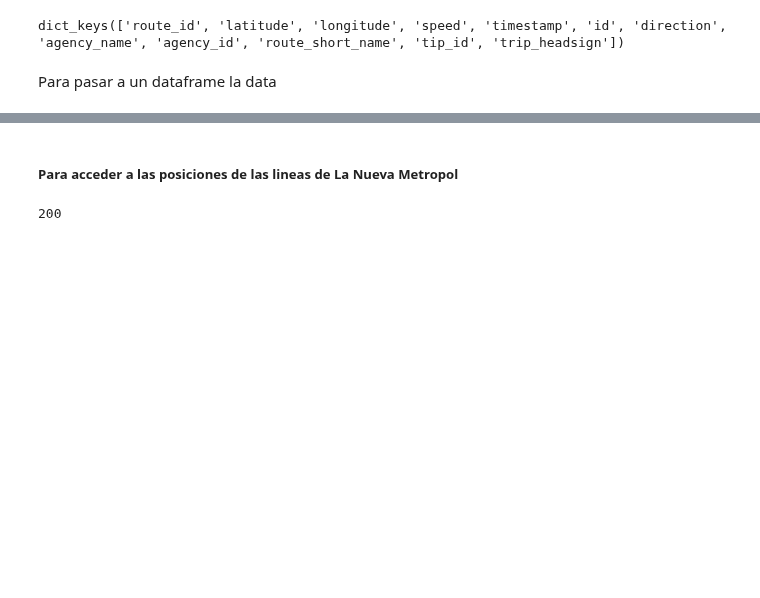
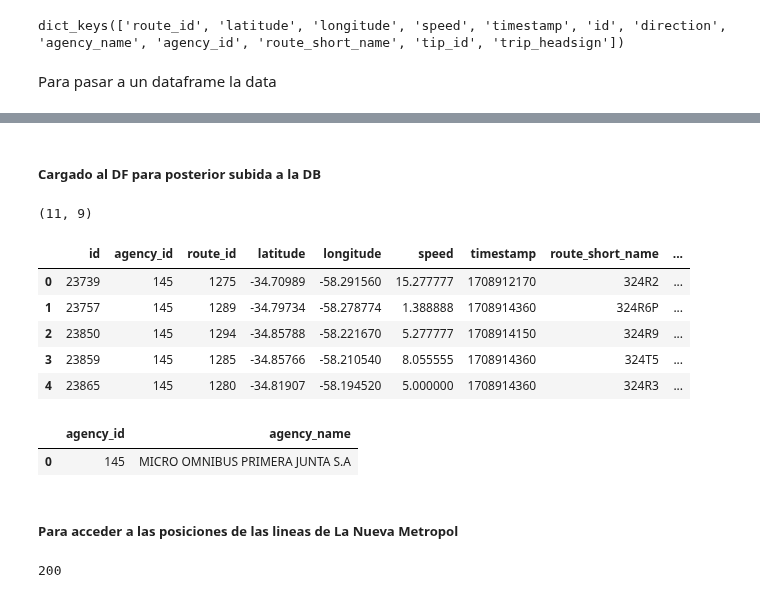
Before and after one commit to c-gonzalez-a/DataEngineeringCoder, a Jupyter notebook: main.ipynb, the cells around one changed output, grey strips where cells are left out. Drawn from its saved outputs; the diff is of its cells as text; code cells hidden in the pictures; blank space fills up the shorter version.

Commit message:
DataFrame merging

```diff
--- a/main.ipynb
+++ b/main.ipynb
@@ -38,3 +38,13 @@ def read_api_credentials(config_file: Path, section: str) -> dict:
     config.read(config_file)
     api_credentials = dict(config[section])
     return api_credentials
+# %%
+def load_df_bus_positions(df_origen, df_destino):
+
+    columnas_a_considerar = ['id', 'agency_id', 'route_id', 'latitude', 'longitude', 'speed', 'timestamp', 'route_short_name', 'trip_headsign']
+
+    df_fusionado = pd.merge(df_destino, df_origen, on=columnas_a_considerar, how='outer')
+
+    df_destino_actualizado = df_fusionado[columnas_a_considerar]
+
+    return df_destino_actualizado
@@ -76,0 +113,20 @@ ______________
+# %%
+# Igual para la tabla de posiciones del bus
+column_specifications = {
+    'id': str,
+    'agency_id': int,
+    'route_id': str,
+    'latitude': float,
+    'longitude': float,
+    'speed': float,
+    'timestamp': int,
+    'route_short_name': str,
+    'trip_headsign': str
+}
+
+df_bus_positions = pd.DataFrame(columns=column_specifications.keys())
+
+for column, dtype in column_specifications.items():
+    df_bus_positions[column] = df_bus_positions[column].astype(dtype)
+
+print(df_bus_positions.dtypes)
@@ -143,0 +231,17 @@ df_PJPositions.sample(n=10)
+# %% [markdown]
+##### Cargado al DF para posterior subida a la DB
+# %%
+df_bus_positions = load_df_bus_positions(df_PJPositions, df_bus_positions)
+# %%
+df_bus_positions.shape
+# %% [output]
+(11, 9)
+# %%
+df_bus_positions.head()
+# %% [output]
+|  | id | agency_id | route_id | latitude | longitude | speed | timestamp | route_short_name | ... |
+| 0 | 23739 | 145 | 1275 | -34.70989 | -58.291560 | 15.277777 | 1708912170 | 324R2 | ... |
+| 1 | 23757 | 145 | 1289 | -34.79734 | -58.278774 | 1.388888 | 1708914360 | 324R6P | ... |
+| 2 | 23850 | 145 | 1294 | -34.85788 | -58.221670 | 5.277777 | 1708914150 | 324R9 | ... |
+| 3 | 23859 | 145 | 1285 | -34.85766 | -58.210540 | 8.055555 | 1708914360 | 324T5 | ... |
+| 4 | 23865 | 145 | 1280 | -34.81907 | -58.194520 | 5.000000 | 1708914360 | 324R3 | ... |
@@ -144,3 +250,8 @@ df_PJPositions.sample(n=10)
+# %%
+df_agencies
+# %% [output]
+|  | agency_id | agency_name |
+| 0 | 145 | MICRO OMNIBUS PRIMERA JUNTA S.A |
 # %% [markdown]
 ##### Para acceder a las posiciones de las lineas de La Nueva Metropol
 # %%
```
Also changed, not shown: parts of 28 cells of this notebook.
